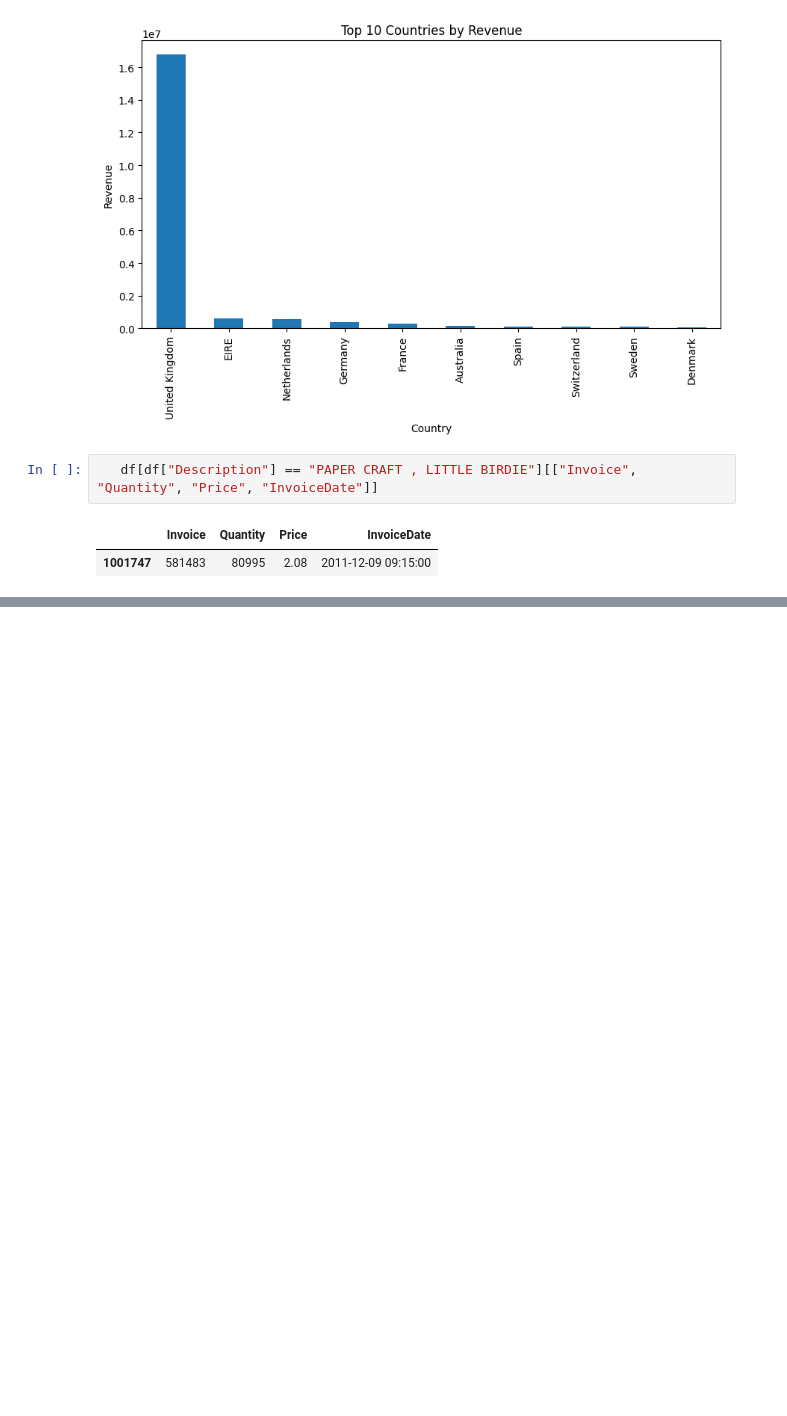
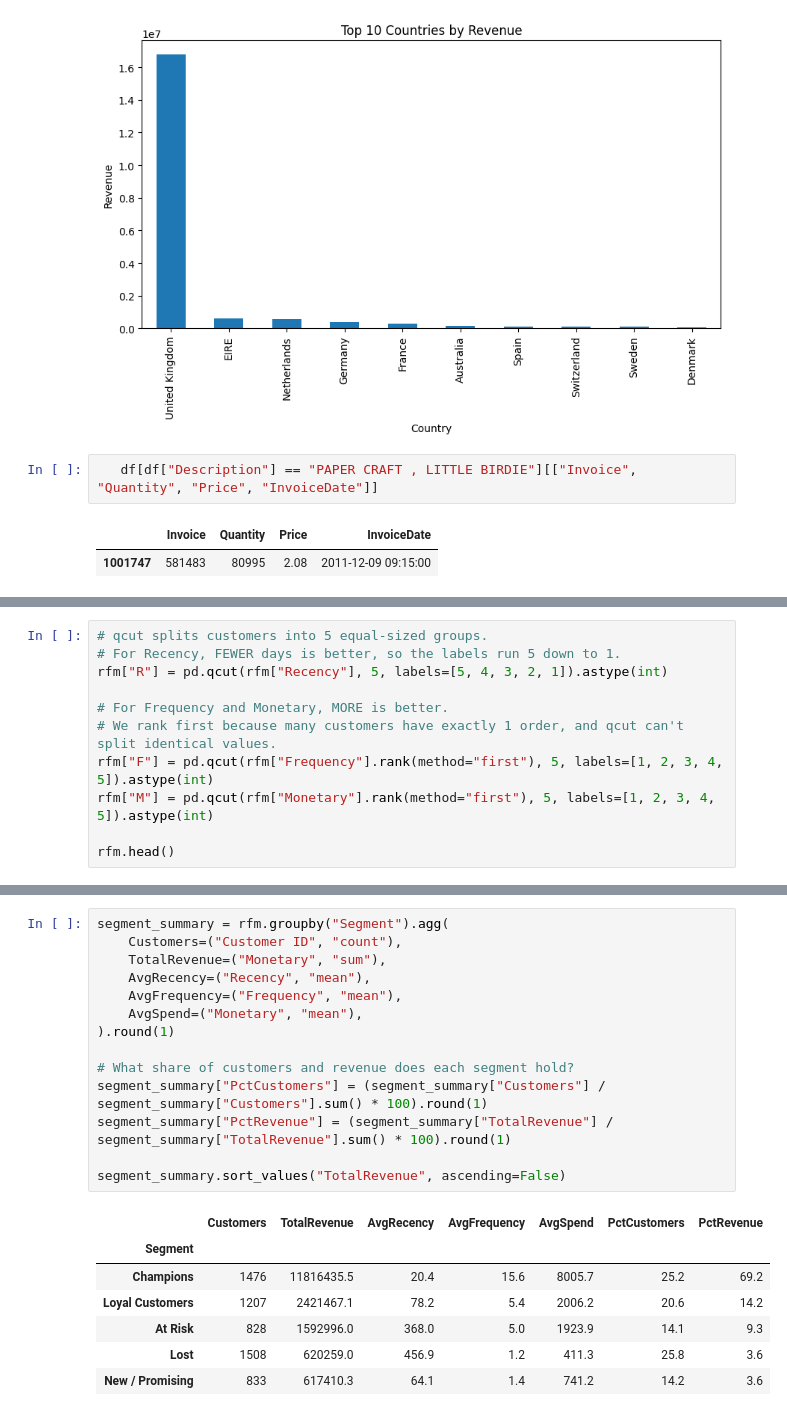
Before and after one commit to dilna06/retail-sales-analytics, a Jupyter notebook: notebooks/02_analysis.ipynb, the cells around one changed output, grey strips where cells are left out. Drawn from its saved outputs; the diff is of its cells as text; blank space fills up the shorter version.

```diff
--- a/notebooks/02_analysis.ipynb
+++ b/notebooks/02_analysis.ipynb
@@ -111,0 +139,11 @@ plt.show()
+# %%
+# qcut splits customers into 5 equal-sized groups.
+# For Recency, FEWER days is better, so the labels run 5 down to 1.
+rfm["R"] = pd.qcut(rfm["Recency"], 5, labels=[5, 4, 3, 2, 1]).astype(int)
+
+# For Frequency and Monetary, MORE is better.
+# We rank first because many customers have exactly 1 order, and qcut can't split identical values.
+rfm["F"] = pd.qcut(rfm["Frequency"].rank(method="first"), 5, labels=[1, 2, 3, 4, 5]).astype(int)
+rfm["M"] = pd.qcut(rfm["Monetary"].rank(method="first"), 5, labels=[1, 2, 3, 4, 5]).astype(int)
+
+rfm.head()
@@ -111,0 +182,22 @@ plt.show()
+# %%
+segment_summary = rfm.groupby("Segment").agg(
+    Customers=("Customer ID", "count"),
+    TotalRevenue=("Monetary", "sum"),
+    AvgRecency=("Recency", "mean"),
+    AvgFrequency=("Frequency", "mean"),
+    AvgSpend=("Monetary", "mean"),
+).round(1)
+
+# What share of customers and revenue does each segment hold?
+segment_summary["PctCustomers"] = (segment_summary["Customers"] / segment_summary["Customers"].sum() * 100).round(1)
+segment_summary["PctRevenue"] = (segment_summary["TotalRevenue"] / segment_summary["TotalRevenue"].sum() * 100).round(1)
+
+segment_summary.sort_values("TotalRevenue", ascending=False)
+# %% [output]
+|  | Customers | TotalRevenue | AvgRecency | AvgFrequency | AvgSpend | PctCustomers | PctRevenue |
+| Segment |  |  |  |  |  |  |  |
+| Champions | 1476 | 11816435.5 | 20.4 | 15.6 | 8005.7 | 25.2 | 69.2 |
+| Loyal Customers | 1207 | 2421467.1 | 78.2 | 5.4 | 2006.2 | 20.6 | 14.2 |
+| At Risk | 828 | 1592996.0 | 368.0 | 5.0 | 1923.9 | 14.1 | 9.3 |
+| Lost | 1508 | 620259.0 | 456.9 | 1.2 | 411.3 | 25.8 | 3.6 |
+| New / Promising | 833 | 617410.3 | 64.1 | 1.4 | 741.2 | 14.2 | 3.6 |
```
Also changed, not shown: parts of 6 cells of this notebook.
